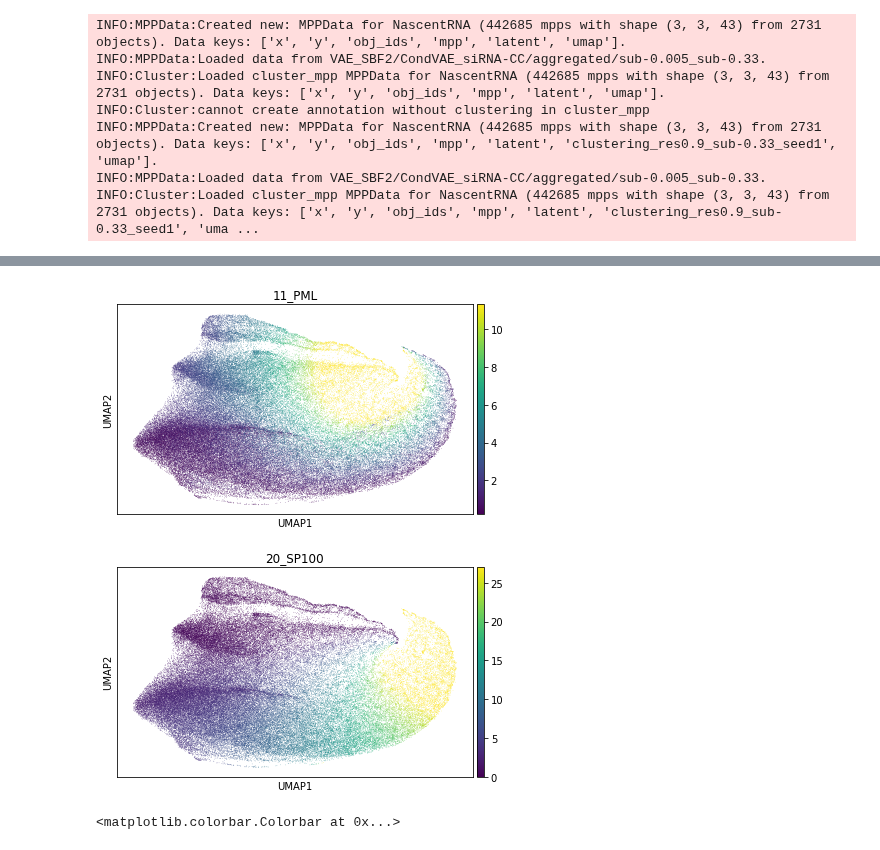
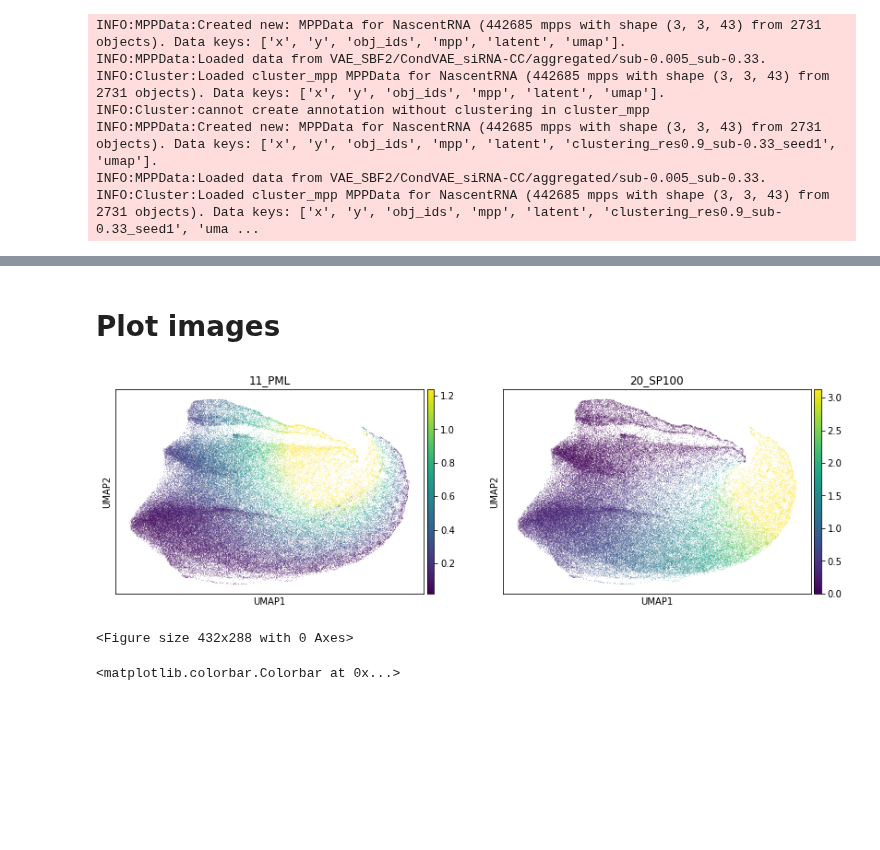
Before and after one commit to theislab/campa_ana, a Jupyter notebook: figure_notebooks/fig6_pml_umap.ipynb, the cells around one changed output, grey strips where cells are left out. Saved outputs shown, nothing was run; the diff lists cells and outputs as text; code cells hidden in the pictures; blank space fills up the shorter version.

Commit message:
update pml umap figure

```diff
--- a/figure_notebooks/fig6_pml_umap.ipynb
+++ b/figure_notebooks/fig6_pml_umap.ipynb
@@ -98,8 +129,13 @@ sc.tl.umap(adata, neighbors_key='neighbors_latent')
+# %% [markdown]
+# Plot images
+# %%
+adata = ad.read(fig_dir/'PML.h5ad')
 # %%
-sc.pl.umap(adata, color=['11_PML', '20_SP100'], vmax='p95', vmin='p05', ncols=1)
+sc.pl.umap(adata, color=['11_PML', '20_SP100'], vmax='p95', vmin='p05', ncols=2)
 plt.savefig(fig_dir/'PML_latent_space_umap.png', dpi=300)
 # %% [output]
-[figure, old version]
+[figure, new version]
+<Figure size 432x288 with 0 Axes>
 # %%
 # calculate mean TR at binned locations in UMAP
 counts, binx, biny = np.histogram2d(x=adata.obsm['X_umap'][:,1], y=adata.obsm['X_umap'][:,0], normed=False, bins=100)
```
Also changed, not shown: parts of 5 cells of this notebook.
